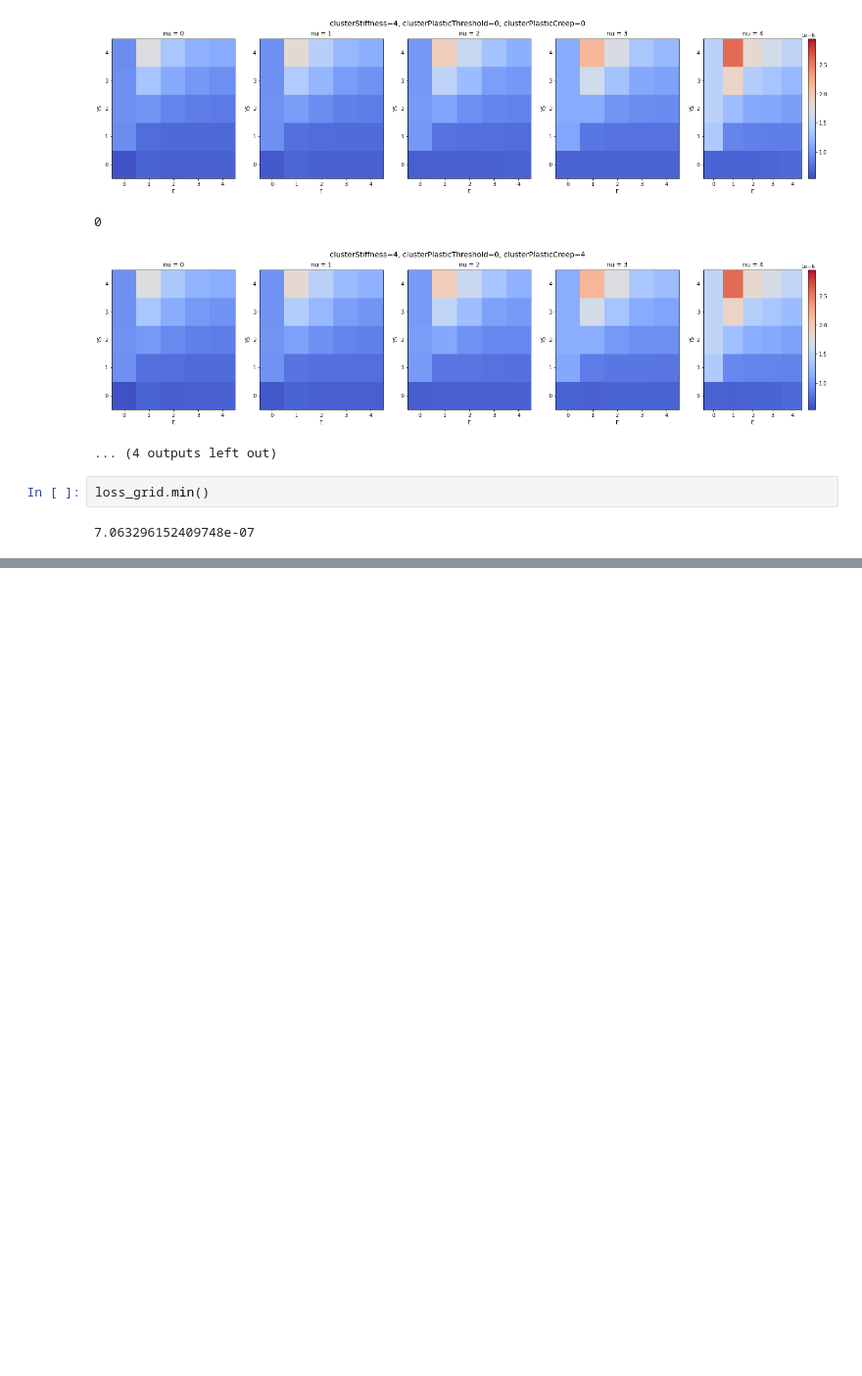
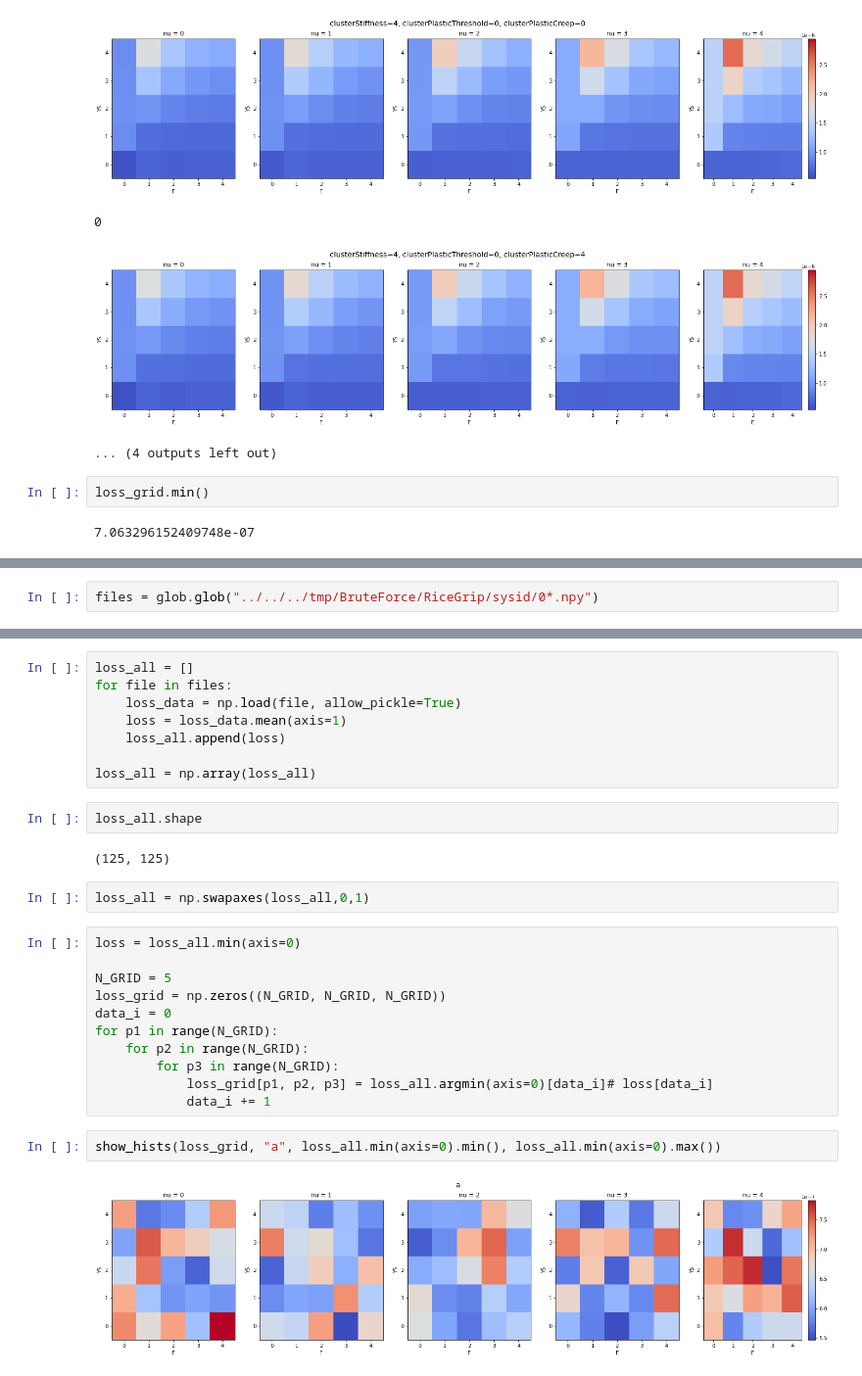
Before and after one commit to IsseiMori/Neural_Simulation, a Jupyter notebook: scripts/system_identification/BruteForce/visualize_results.ipynb, the cells around one changed output, grey strips where cells are left out. Shown: that part at 98% size. Cells and saved outputs as stored; diff of their text form; blank space fills up the shorter version.

Commit message:
working on sysid plb

```diff
--- a/scripts/system_identification/BruteForce/visualize_results.ipynb
+++ b/scripts/system_identification/BruteForce/visualize_results.ipynb
@@ -166,0 +171,2 @@ loss_grid.max()
+# %%
+files = glob.glob("../../../tmp/BruteForce/RiceGrip/sysid/0*.npy")
@@ -166,0 +193,29 @@ loss_grid.max()
+# %%
+loss_all = []
+for file in files:
+    loss_data = np.load(file, allow_pickle=True)
+    loss = loss_data.mean(axis=1)
+    loss_all.append(loss)
+
+loss_all = np.array(loss_all)
+# %%
+loss_all.shape
+# %% [output]
+(125, 125)
+# %%
+loss_all = np.swapaxes(loss_all,0,1)
+# %%
+loss = loss_all.min(axis=0)
+
+N_GRID = 5
+loss_grid = np.zeros((N_GRID, N_GRID, N_GRID))
+data_i = 0
+for p1 in range(N_GRID):
+    for p2 in range(N_GRID):
+        for p3 in range(N_GRID):
+            loss_grid[p1, p2, p3] = loss_all.argmin(axis=0)[data_i]# loss[data_i]
+            data_i += 1
+# %%
+show_hists(loss_grid, "a", loss_all.min(axis=0).min(), loss_all.min(axis=0).max())
+# %% [output]
+[figure, added]
```
Also changed, not shown: parts of 13 cells of this notebook, 12 other files.
